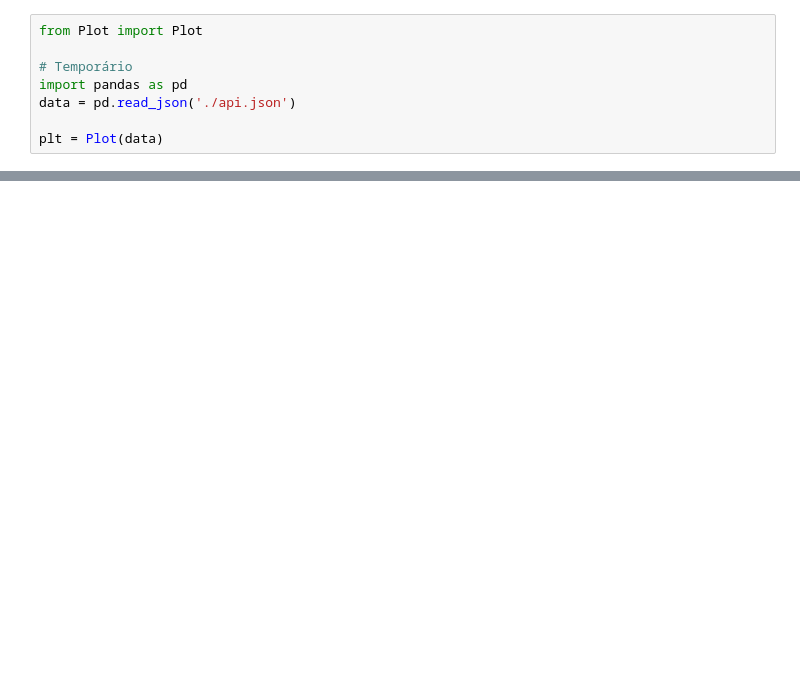
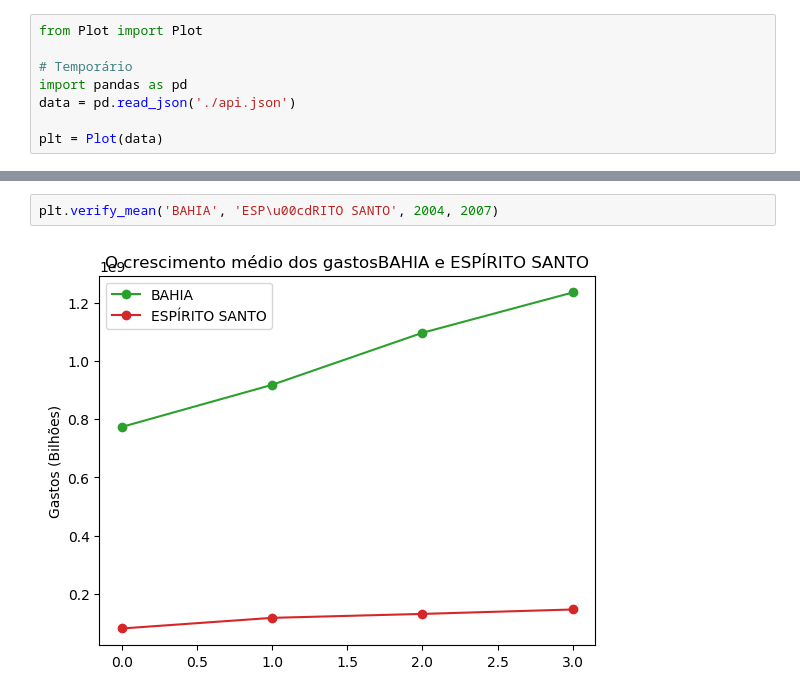
Before and after one commit to lucaslvs/fatec-government-alms, a Jupyter notebook: View.ipynb, the cells around one changed output, grey strips where cells are left out. Drawn from its saved outputs; the diff is of its cells as text; blank space fills up the shorter version.

```diff
--- a/View.ipynb
+++ b/View.ipynb
@@ -18 +18,5 @@ plt.plot_state_year('BAHIA', 2007)
 O gasto foi de 1234816501 no ano de 2007
+# %%
+plt.verify_mean('BAHIA', 'ESP\u00cdRITO SANTO', 2004, 2007)
+# %% [output]
+[figure, added]
```
Also changed, not shown: parts of 2 cells of this notebook, 1 other file.
